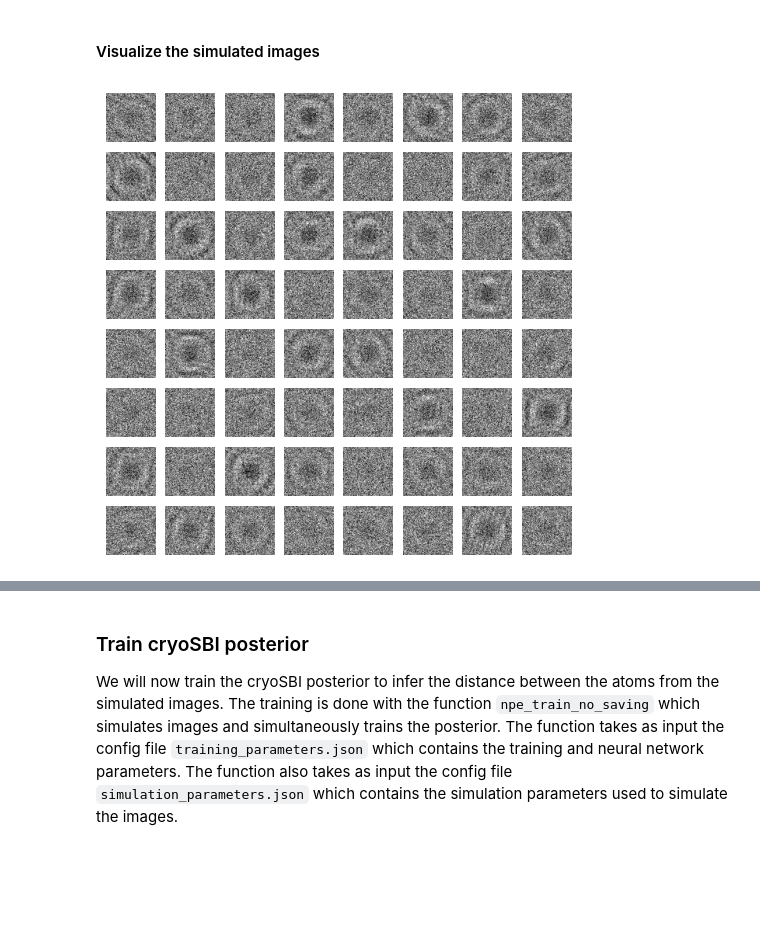
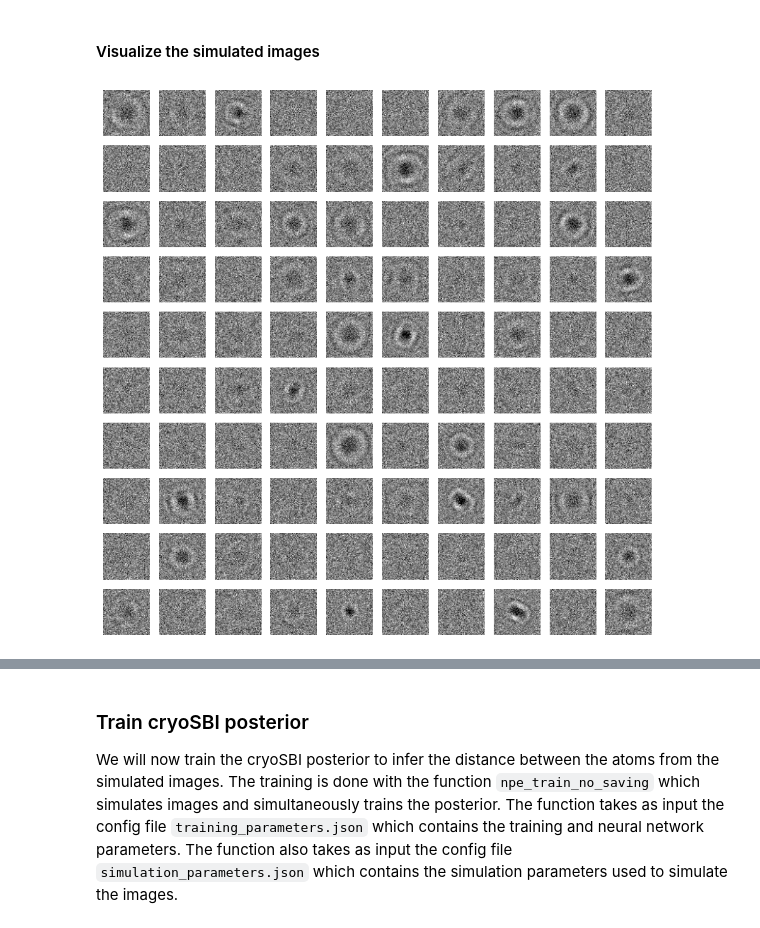
Before and after one commit to dariagusew/cryoSBI, a Jupyter notebook: tutorials/NLE/test_nle.ipynb, the cells around one changed output, grey strips where cells are left out. Cells and saved outputs as stored; diff of their text form; code cells hidden in the pictures; blank space fills up the shorter version.

```diff
--- a/tutorials/NLE/test_nle.ipynb
+++ b/tutorials/NLE/test_nle.ipynb
@@ -269,16 +298,16 @@ torch.Size([5000, 64, 64])
 #### Visualize the simulated images
 # %%
 torch.save(images, "images.pt")
-import random
-fig, axes = plt.subplots(8, 8, figsize=(6, 6))
+
+fig, axes = plt.subplots(10, 10, figsize=(10, 10), sharex=True, sharey=True)
 for idx, ax in enumerate(axes.flatten()):
-    ax.imshow(images[random.randrange(5000)], vmin=-3, vmax=3, cmap="gray")
+    ax.imshow(images[idx], vmin=-3, vmax=3, cmap="gray")
     #ax.set_title(
     #    f"Side: {side_lengths[side_length[idx].round().long()].item():.2f}", fontsize=10
     #)
     ax.axis("off")
 # %% [output]
-[figure, old version]
+[figure, new version]
 # %%
 images = torch.load('images.pt')
 fig, axes = plt.subplots(2, 2, figsize=(6, 6))
```
Also changed, not shown: parts of 10 cells of this notebook, 5 other files.
